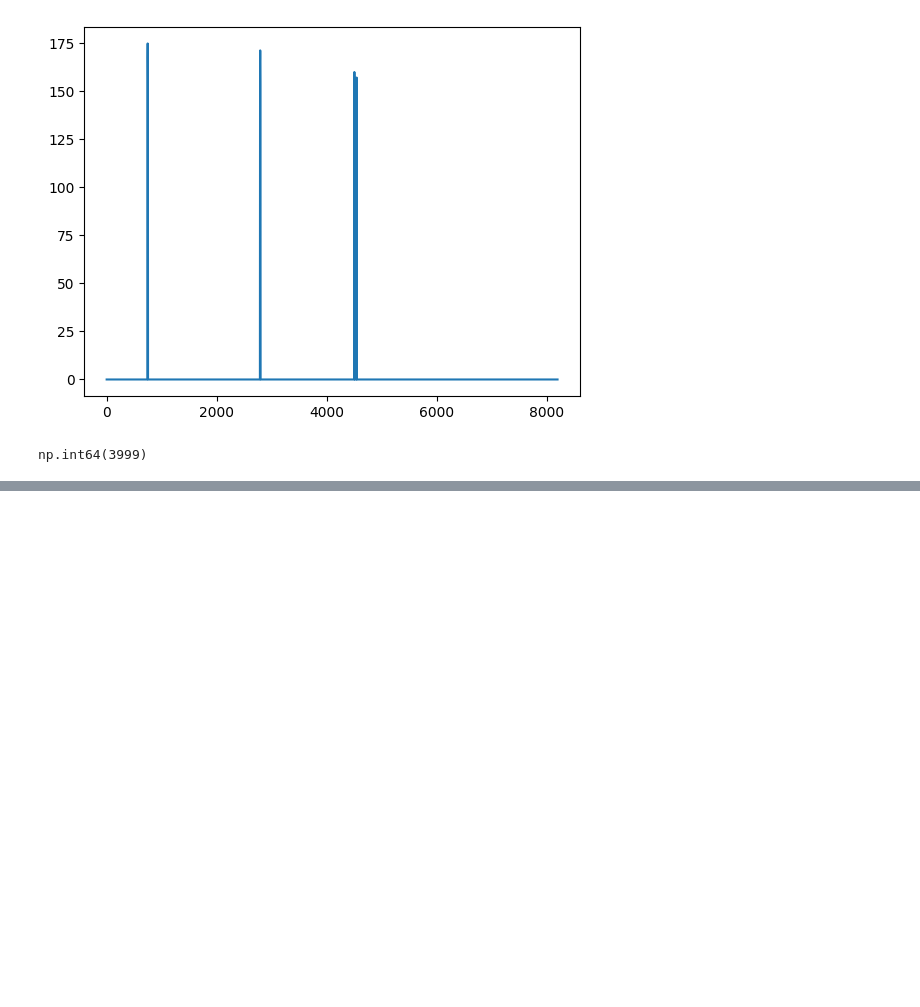
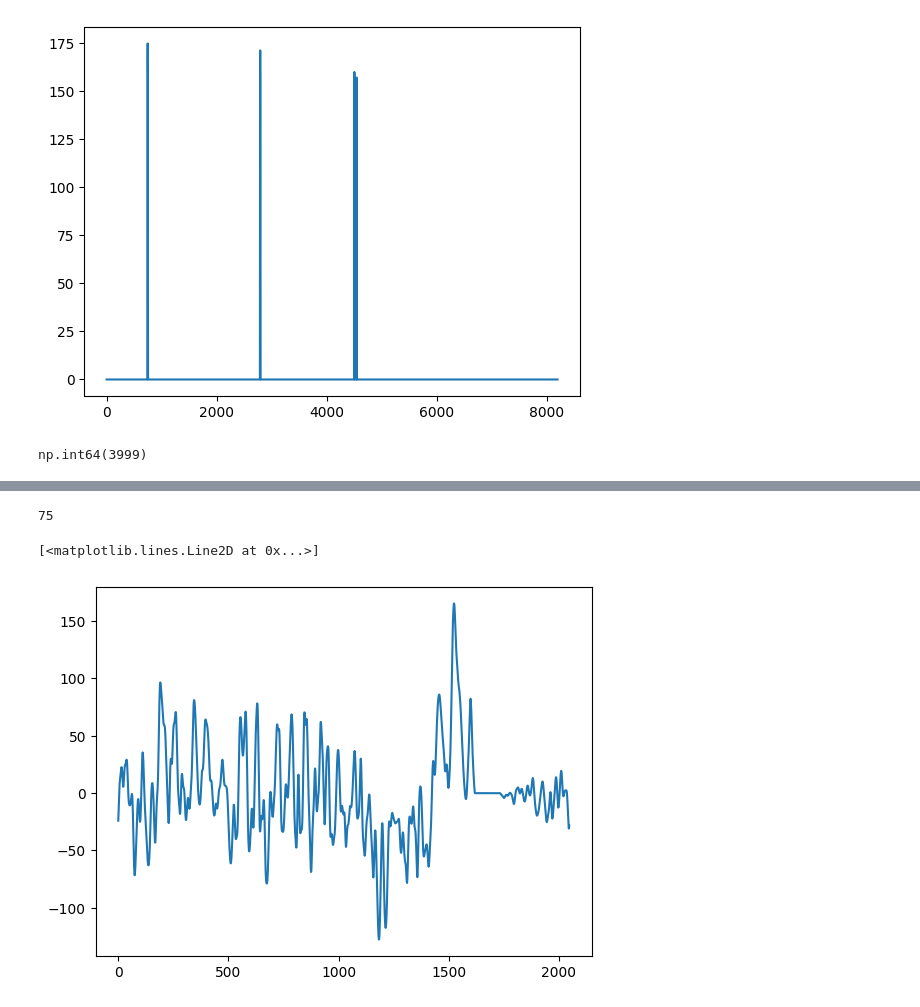
Before and after one commit to Parvfect/DSP, a Jupyter notebook: experimentation.ipynb, the cells around one changed output, grey strips where cells are left out. Cells and saved outputs as stored; diff of their text form; code cells hidden in the pictures; blank space fills up the shorter version.

```diff
--- a/experimentation.ipynb
+++ b/experimentation.ipynb
@@ -419,0 +358,20 @@ np.int64(3999)
+# %%
+import pod5 as p5
+
+# Reading pod5 data
+def read_pod5_file(filepath):
+    read_ids = []
+    squiggles = []
+    with p5.Reader(filepath) as reader:
+        for read_record in reader.reads():
+            read_ids.append(read_record.read_id)
+            squiggles.append(read_record.signal)
+
+
+    return squiggles, read_ids
+# %%
+squiggles, read_ids = read_pod5_file(r"C:\Users\Parv\Doc\RA\Projects\DSP\data\pod5vsFastq_170524_75ntV2_OK\pod5_pass\ATQ988_pass_22e98598_8902973c_3.pod5")
+# %%
+original_strand = "AGTGTCTGTGACCAGTACGACCCAGTACCGTCACGGTTAGGAAGCTCCTCGCTTCTTAGCCGTCACGCCAAAGTG"
+# %% [output]
+75
@@ -419,0 +382,4 @@ np.int64(3999)
+# %%
+_, motif_data = get_data_from_fast5(r"C:\Users\Parv\Doc\HelixWorks\Basecalling\squigulator\slow5tools-v1.1.0\testing.fast5")
+# %%
+corr = cross_correlation_fft(clean_signal(squiggles[1]), clean_signal(motif_data[26]))
@@ -419,0 +388,5 @@ np.int64(3999)
+# %%
+plt.plot(corr)
+# %% [output]
+[<matplotlib.lines.Line2D at 0x...>]
+[figure, added]
```
Also changed, not shown: parts of 33 cells of this notebook, 6 other files.
